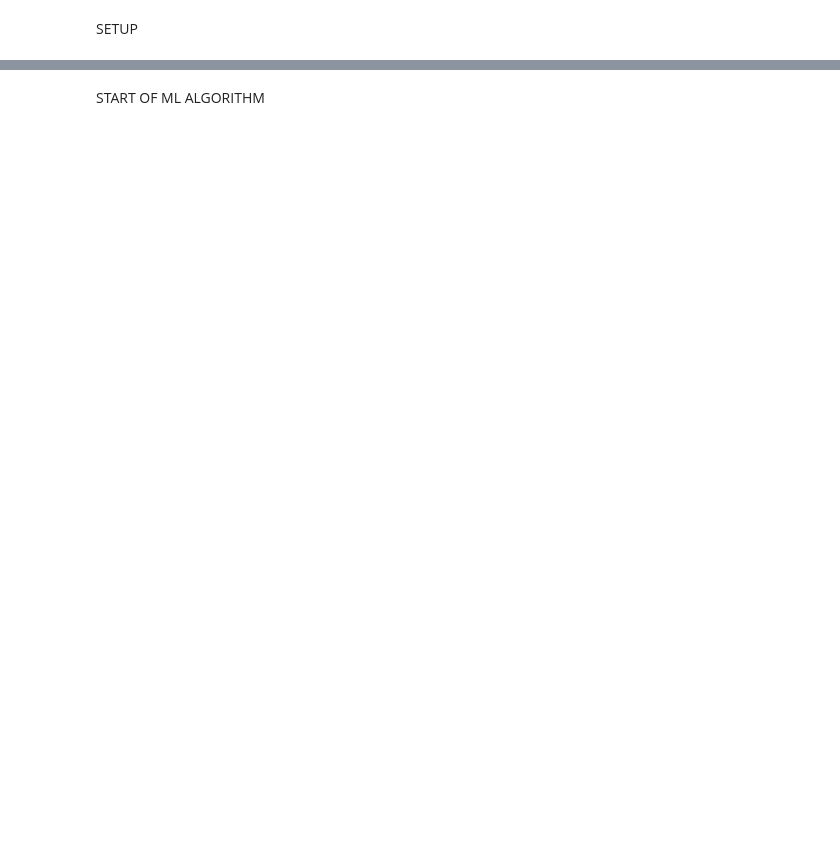
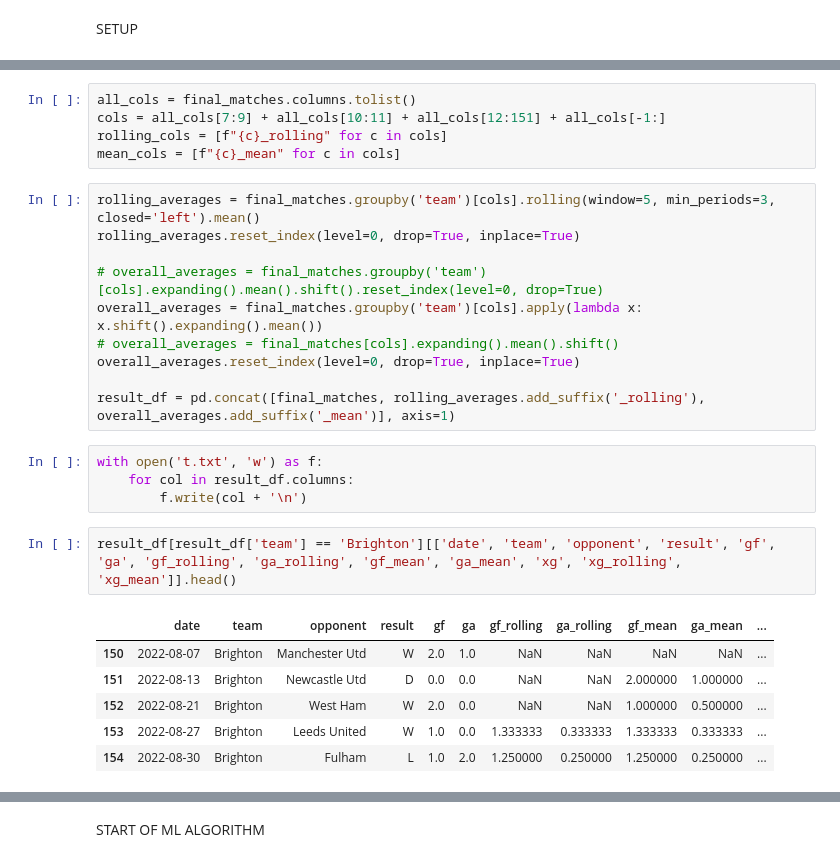
Before and after one commit to adityanegii/Match-Predictor-FBREF, a Jupyter notebook: prediction.ipynb, the cells around one changed output, grey strips where cells are left out. Cells and saved outputs as stored; diff of their text form; blank space fills up the shorter version.

```diff
--- a/prediction.ipynb
+++ b/prediction.ipynb
@@ -139,0 +185,28 @@ mapping = MissingDict(**map_values)
+# %%
+all_cols = final_matches.columns.tolist()
+cols = all_cols[7:9] + all_cols[10:11] + all_cols[12:151] + all_cols[-1:]
+rolling_cols = [f"{c}_rolling" for c in cols]
+mean_cols = [f"{c}_mean" for c in cols]
+# %%
+rolling_averages = final_matches.groupby('team')[cols].rolling(window=5, min_periods=3, closed='left').mean()
+rolling_averages.reset_index(level=0, drop=True, inplace=True)
+
+# overall_averages = final_matches.groupby('team')[cols].expanding().mean().shift().reset_index(level=0, drop=True)
+overall_averages = final_matches.groupby('team')[cols].apply(lambda x: x.shift().expanding().mean())
+# overall_averages = final_matches[cols].expanding().mean().shift()
+overall_averages.reset_index(level=0, drop=True, inplace=True)
+
+result_df = pd.concat([final_matches, rolling_averages.add_suffix('_rolling'), overall_averages.add_suffix('_mean')], axis=1)
+# %%
+with open('t.txt', 'w') as f:
+    for col in result_df.columns:
+        f.write(col + '\n')
+# %%
+result_df[result_df['team'] == 'Brighton'][['date', 'team', 'opponent', 'result', 'gf', 'ga', 'gf_rolling', 'ga_rolling', 'gf_mean', 'ga_mean', 'xg', 'xg_rolling', 'xg_mean']].head()
+# %% [output]
+|  | date | team | opponent | result | gf | ga | gf_rolling | ga_rolling | gf_mean | ga_mean | ... |
+| 150 | 2022-08-07 | Brighton | Manchester Utd | W | 2.0 | 1.0 | NaN | NaN | NaN | NaN | ... |
+| 151 | 2022-08-13 | Brighton | Newcastle Utd | D | 0.0 | 0.0 | NaN | NaN | 2.000000 | 1.000000 | ... |
+| 152 | 2022-08-21 | Brighton | West Ham | W | 2.0 | 0.0 | NaN | NaN | 1.000000 | 0.500000 | ... |
+| 153 | 2022-08-27 | Brighton | Leeds United | W | 1.0 | 0.0 | 1.333333 | 0.333333 | 1.333333 | 0.333333 | ... |
+| 154 | 2022-08-30 | Brighton | Fulham | L | 1.0 | 2.0 | 1.250000 | 0.250000 | 1.250000 | 0.250000 | ... |
```
Also changed, not shown: parts of 69 cells of this notebook, 12 other files.
